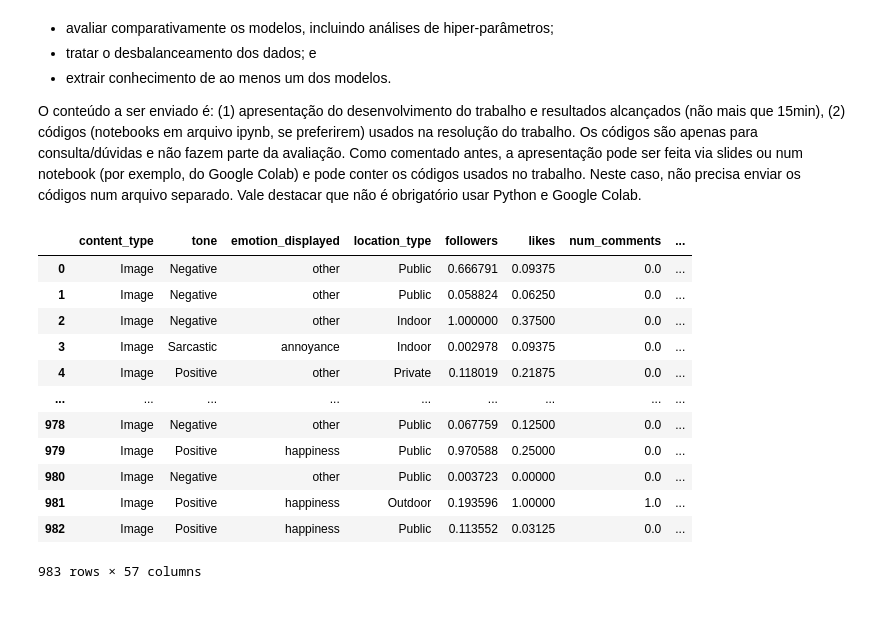
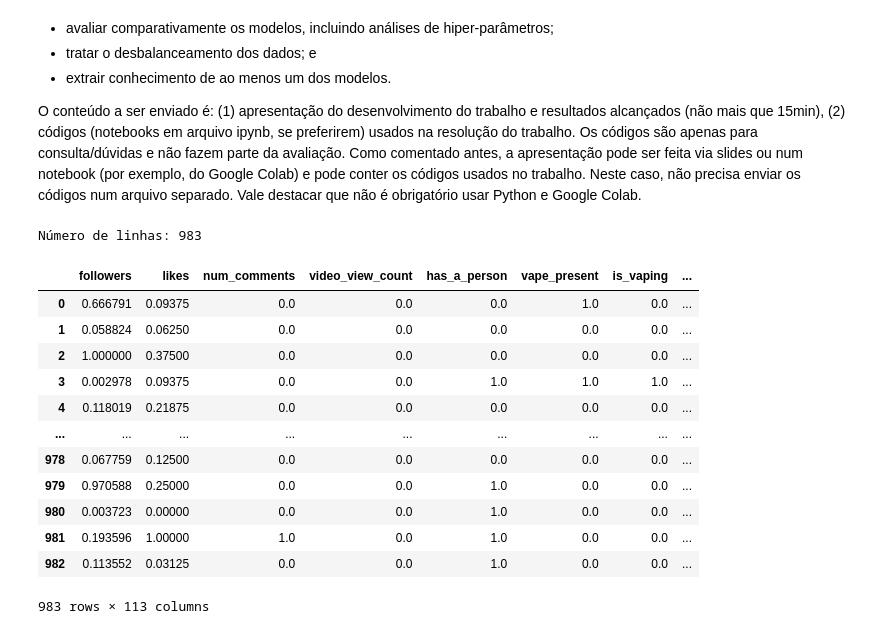
Before and after one commit to Patrick448/Data-Mining, a Jupyter notebook: 4-classification/classification.ipynb, the cells around one changed output. Cells and saved outputs as stored; diff of their text form; code cells hidden in the pictures.

```diff
--- a/4-classification/classification.ipynb
+++ b/4-classification/classification.ipynb
@@ -28,17 +36,34 @@ from utils.utils import *
+# %%
+def binarize_categorical_columns(df, columns):
+    for column in columns:
+        dummies = pd.get_dummies(df[column], prefix=column)
+        df = pd.concat([df, dummies], axis=1)
+        df.drop(column, axis=1, inplace=True)
+    return df
 # %%
 df = pd.read_csv('preprocessing_result1.csv')
+df['engagement_total'] = ((df['likes'] + df['num_comments'] + df['video_view_count'])/(df['followers']+1))*100
+df['high_engagement'] = np.where(df['engagement_total'] >= df['engagement_total'].quantile(0.75), True, False)
+df['low_engagement'] = ~ df['high_engagement']
+df = binarize_categorical_columns(df, ['content_type', 'tone', 'emotion_displayed', 'location_type'])
+len_df = len(df)
+print(f'Número de linhas: {len_df}')
+
+df_y = df['high_engagement']#[:-floor(len_df*0.3)]
+df_x = df.drop(columns=['engagement_total', 'likes', 'num_comments', 'video_view_count', 'followers', 'high_engagement', 'low_engagement'])#[:-floor(len_df*0.3)]
 df
 # %% [output]
+Número de linhas: 983
-|  | content_type | tone | emotion_displayed | location_type | followers | likes | num_comments | ... |
-| 0 | Image | Negative | other | Public | 0.666791 | 0.09375 | 0.0 | ... |
-| 1 | Image | Negative | other | Public | 0.058824 | 0.06250 | 0.0 | ... |
-| 2 | Image | Negative | other | Indoor | 1.000000 | 0.37500 | 0.0 | ... |
-| 3 | Image | Sarcastic | annoyance | Indoor | 0.002978 | 0.09375 | 0.0 | ... |
-| 4 | Image | Positive | other | Private | 0.118019 | 0.21875 | 0.0 | ... |
+|  | followers | likes | num_comments | video_view_count | has_a_person | vape_present | is_vaping | ... |
+| 0 | 0.666791 | 0.09375 | 0.0 | 0.0 | 0.0 | 1.0 | 0.0 | ... |
+| 1 | 0.058824 | 0.06250 | 0.0 | 0.0 | 0.0 | 0.0 | 0.0 | ... |
+| 2 | 1.000000 | 0.37500 | 0.0 | 0.0 | 0.0 | 0.0 | 0.0 | ... |
+| 3 | 0.002978 | 0.09375 | 0.0 | 0.0 | 1.0 | 1.0 | 1.0 | ... |
+| 4 | 0.118019 | 0.21875 | 0.0 | 0.0 | 0.0 | 0.0 | 0.0 | ... |
 | ... | ... | ... | ... | ... | ... | ... | ... | ... |
-| 978 | Image | Negative | other | Public | 0.067759 | 0.12500 | 0.0 | ... |
-| 979 | Image | Positive | happiness | Public | 0.970588 | 0.25000 | 0.0 | ... |
-| 980 | Image | Negative | other | Public | 0.003723 | 0.00000 | 0.0 | ... |
-| 981 | Image | Positive | happiness | Outdoor | 0.193596 | 1.00000 | 1.0 | ... |
-| 982 | Image | Positive | happiness | Public | 0.113552 | 0.03125 | 0.0 | ... |
+| 978 | 0.067759 | 0.12500 | 0.0 | 0.0 | 0.0 | 0.0 | 0.0 | ... |
+| 979 | 0.970588 | 0.25000 | 0.0 | 0.0 | 1.0 | 0.0 | 0.0 | ... |
+| 980 | 0.003723 | 0.00000 | 0.0 | 0.0 | 1.0 | 0.0 | 0.0 | ... |
+| 981 | 0.193596 | 1.00000 | 1.0 | 0.0 | 1.0 | 0.0 | 0.0 | ... |
+| 982 | 0.113552 | 0.03125 | 0.0 | 0.0 | 1.0 | 0.0 | 0.0 | ... |
-983 rows × 57 columns
+983 rows × 113 columns
```
Also changed, not shown: parts of 14 cells of this notebook.
